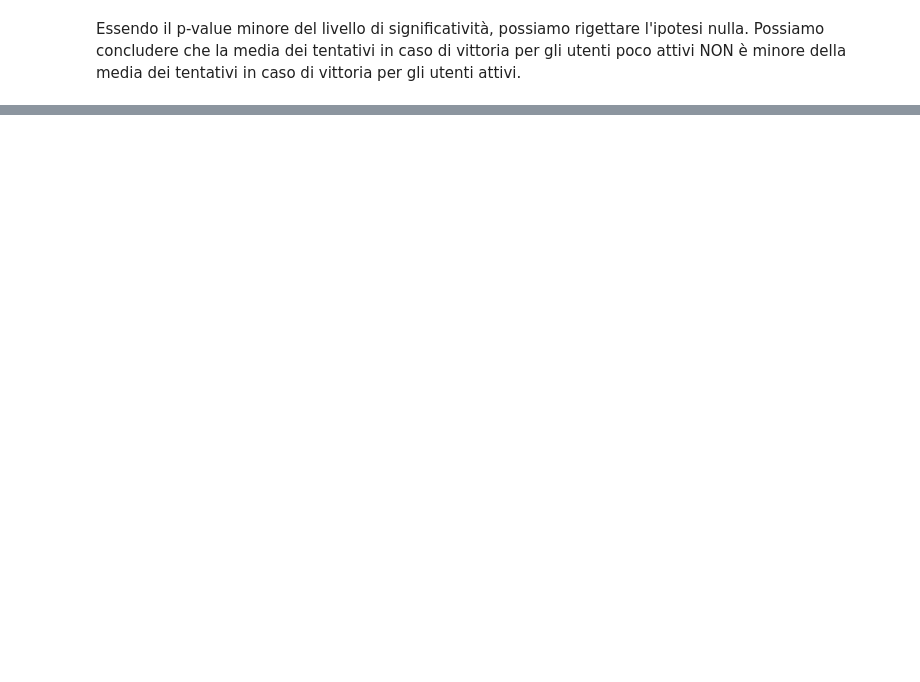
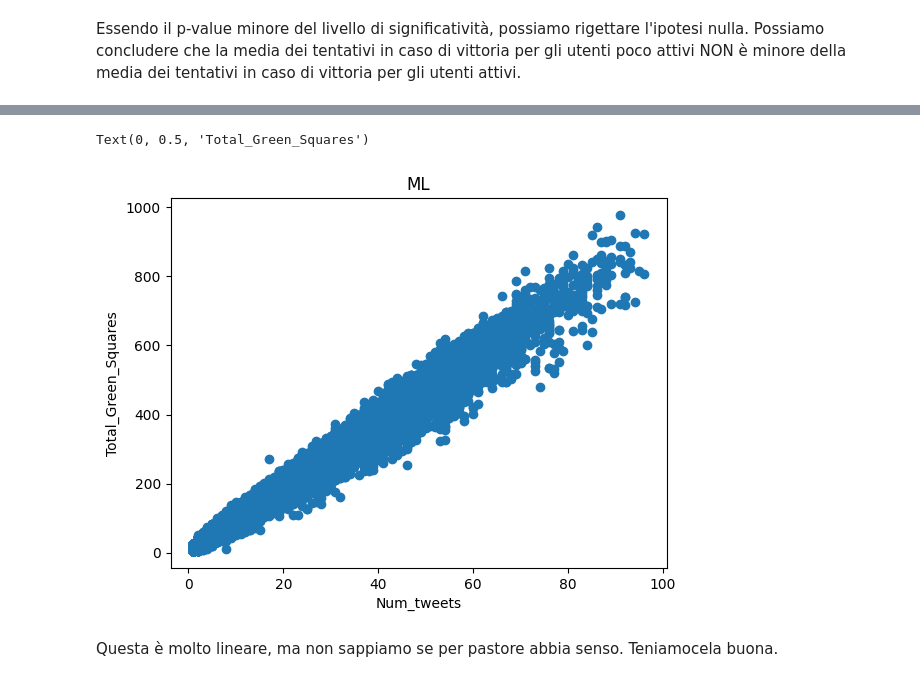
Before and after one commit to roby-ianny/IannelloSuffia_DataScienceProject, a Jupyter notebook: DataScienceProject.ipynb, the cells around one changed output, grey strips where cells are left out. Cells and saved outputs as stored; diff of their text form; code cells hidden in the pictures; blank space fills up the shorter version.

Commit message:
tentativi di regressione lineare

```diff
--- a/DataScienceProject.ipynb
+++ b/DataScienceProject.ipynb
@@ -889,0 +959,9 @@ Essendo il p-value minore del livello di significatività, possiamo rigettare l'
+# %%
+total_green_squares_by_user = wordle.groupby('UserID')['Green_Count'].sum().reset_index()
+total_green_squares_by_user.columns = ['UserID', 'Total_Green_Squares']
+
+# Merge the new dataframe with user_stats on 'UserID'
+user_stats = pd.merge(user_stats, total_green_squares_by_user, on='UserID')
+
+# Display the updated dataframe
+user_stats.head()
@@ -889,0 +975,10 @@ Essendo il p-value minore del livello di significatività, possiamo rigettare l'
+# %%
+plt.scatter(user_stats['Num_tweets'], user_stats['Total_Green_Squares'])
+plt.title('ML')
+plt.xlabel('Num_tweets')
+plt.ylabel('Total_Green_Squares')
+# %% [output]
+Text(0, 0.5, 'Total_Green_Squares')
+[figure, added]
+# %% [markdown]
+Questa è molto lineare, ma non sappiamo se per pastore abbia senso. Teniamocela buona.
```
Also changed, not shown: parts of 12 cells of this notebook.
